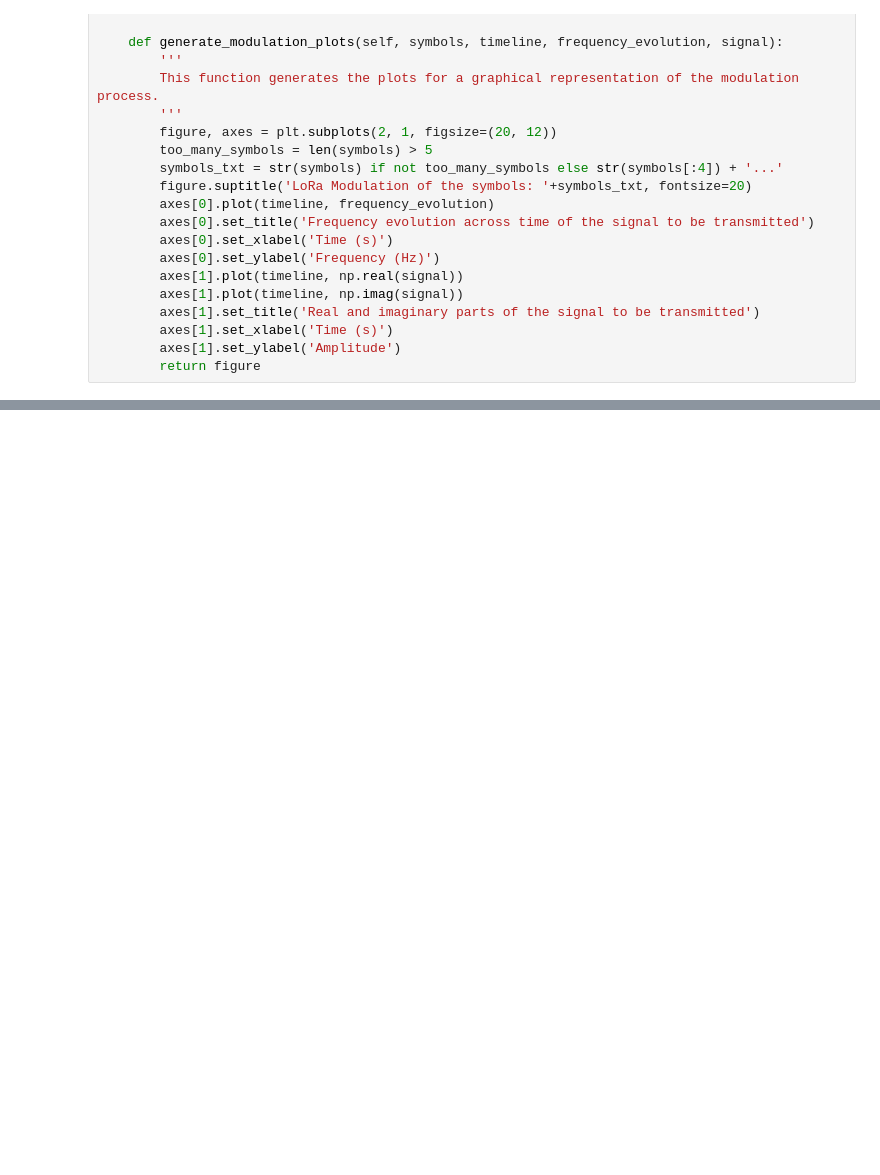
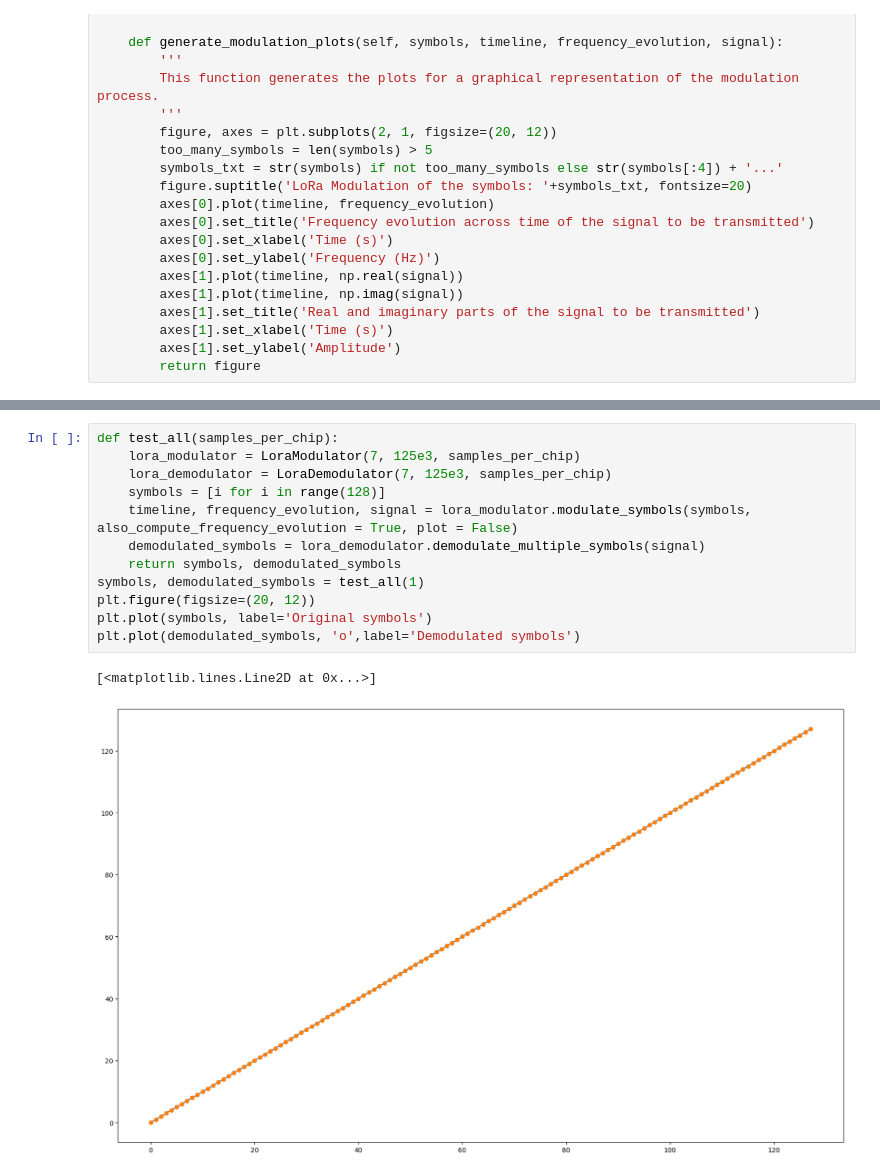
Before and after one commit to stefaema/LoRaSimulator, a Jupyter notebook: refining_1/v2.ipynb, the cells around one changed output, grey strips where cells are left out. Drawn from its saved outputs; the diff is of its cells as text; blank space fills up the shorter version.

```diff
--- a/refining_1/v2.ipynb
+++ b/refining_1/v2.ipynb
@@ -260,0 +285,15 @@ fig = lora_demodulator.generate_demodulation_plots(signal, fft)
+# %%
+def test_all(samples_per_chip):
+    lora_modulator = LoraModulator(7, 125e3, samples_per_chip)
+    lora_demodulator = LoraDemodulator(7, 125e3, samples_per_chip)
+    symbols = [i for i in range(128)]
+    timeline, frequency_evolution, signal = lora_modulator.modulate_symbols(symbols, also_compute_frequency_evolution = True, plot = False)
+    demodulated_symbols = lora_demodulator.demodulate_multiple_symbols(signal)
+    return symbols, demodulated_symbols
+symbols, demodulated_symbols = test_all(1)
+plt.figure(figsize=(20, 12))
+plt.plot(symbols, label='Original symbols')
+plt.plot(demodulated_symbols, 'o',label='Demodulated symbols')
+# %% [output]
+[<matplotlib.lines.Line2D at 0x...>]
+[figure, added]
```
Also changed, not shown: parts of 3 cells of this notebook, 1 other file.
